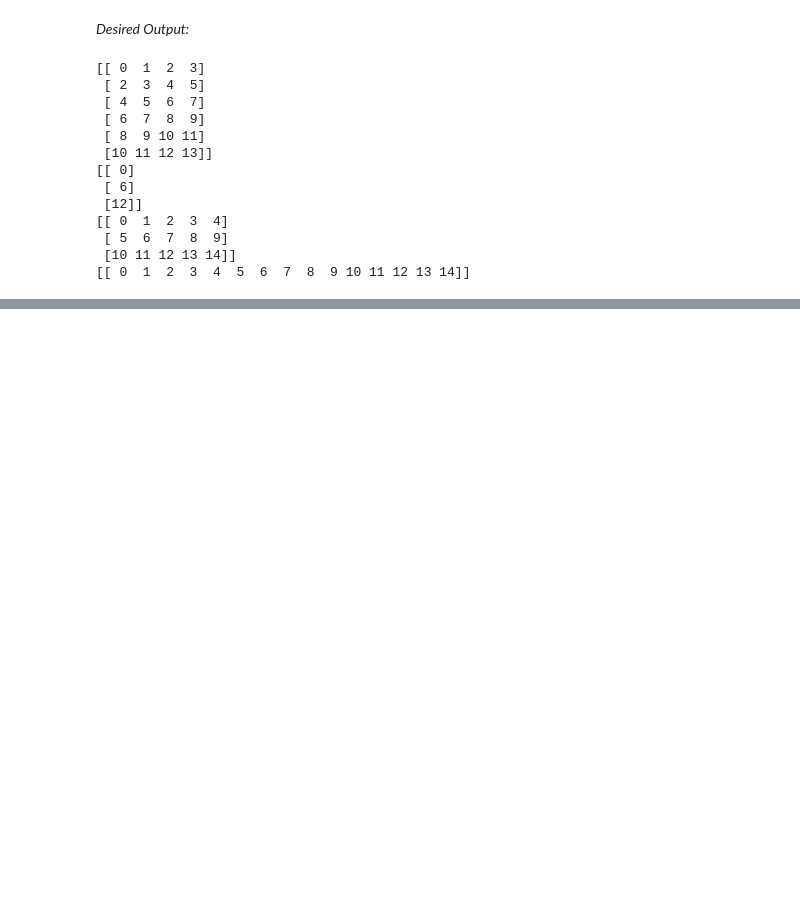
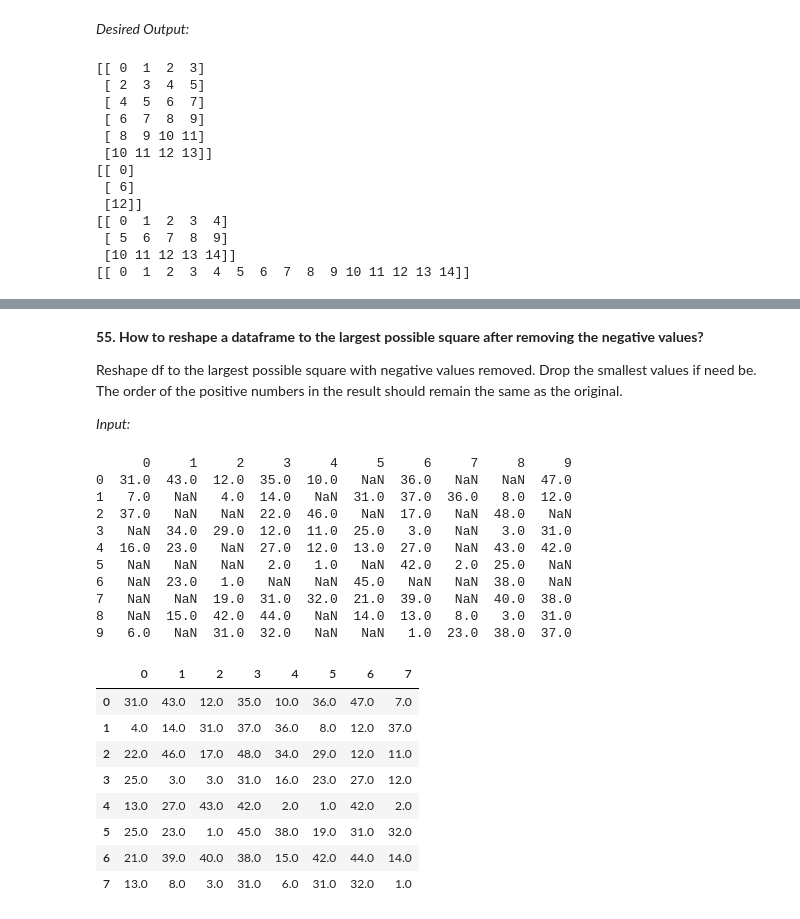
Before and after one commit to Azakkizi/machinelearningplus-exercises, a Jupyter notebook: 101 Pandas Exercises for Data Analysis.ipynb, the cells around one changed output, grey strips where cells are left out. Drawn from its saved outputs; the diff is of its cells as text; code cells hidden in the pictures; blank space fills up the shorter version.

```diff
--- a/101 Pandas Exercises for Data Analysis.ipynb
+++ b/101 Pandas Exercises for Data Analysis.ipynb
@@ -954,0 +1510,53 @@ print(gen_strides(L, stride_len=1, window_len=15))
+# %% [markdown]
+**55. How to reshape a dataframe to the largest possible square after removing the negative values?**
+
+Reshape df to the largest possible square with negative values removed. Drop the smallest values if need be. The order of the positive numbers in the result should remain the same as the original.
+
+*Input:*
+# %%
+df = pd.DataFrame(np.random.randint(-20, 50, 100).reshape(10,-1))
+# %%
+print(df)
+df = df[df > 0]
+arr = df.values.flatten()
+arr_new = arr[~np.isnan(arr)]
+side_length = int(arr_new.shape[0]**.5)
+excess = arr_new.shape[0] - side_length**2
+sorted_arr = np.sort(arr_new)
+result_arr = arr_new[:arr_new.shape[0]-excess]
+df_new = pd.DataFrame(result_arr.reshape(side_length,-1))
+df_new
+
+# SOLUTION OF machinelearningplus.com
+# Step 1: remove negative values from arr
+arr = df[df > 0].values.flatten()
+arr_qualified = arr[~np.isnan(arr)]
+
+# Step 2: find side-length of largest possible square
+n = int(np.floor(arr_qualified.shape[0]**.5))
+
+# Step 3: Take top n^2 items without changing positions
+top_indexes = np.argsort(arr_qualified)[::-1]
+output = np.take(arr_qualified, sorted(top_indexes[:n**2])).reshape(n, -1)
+print(output)
+# %% [output]
+      0     1     2     3     4     5     6     7     8     9
+0  31.0  43.0  12.0  35.0  10.0   NaN  36.0   NaN   NaN  47.0
+1   7.0   NaN   4.0  14.0   NaN  31.0  37.0  36.0   8.0  12.0
+2  37.0   NaN   NaN  22.0  46.0   NaN  17.0   NaN  48.0   NaN
+3   NaN  34.0  29.0  12.0  11.0  25.0   3.0   NaN   3.0  31.0
+4  16.0  23.0   NaN  27.0  12.0  13.0  27.0   NaN  43.0  42.0
+5   NaN   NaN   NaN   2.0   1.0   NaN  42.0   2.0  25.0   NaN
+6   NaN  23.0   1.0   NaN   NaN  45.0   NaN   NaN  38.0   NaN
+7   NaN   NaN  19.0  31.0  32.0  21.0  39.0   NaN  40.0  38.0
+8   NaN  15.0  42.0  44.0   NaN  14.0  13.0   8.0   3.0  31.0
+9   6.0   NaN  31.0  32.0   NaN   NaN   1.0  23.0  38.0  37.0
+|  | 0 | 1 | 2 | 3 | 4 | 5 | 6 | 7 |
+| 0 | 31.0 | 43.0 | 12.0 | 35.0 | 10.0 | 36.0 | 47.0 | 7.0 |
+| 1 | 4.0 | 14.0 | 31.0 | 37.0 | 36.0 | 8.0 | 12.0 | 37.0 |
+| 2 | 22.0 | 46.0 | 17.0 | 48.0 | 34.0 | 29.0 | 12.0 | 11.0 |
+| 3 | 25.0 | 3.0 | 3.0 | 31.0 | 16.0 | 23.0 | 27.0 | 12.0 |
+| 4 | 13.0 | 27.0 | 43.0 | 42.0 | 2.0 | 1.0 | 42.0 | 2.0 |
+| 5 | 25.0 | 23.0 | 1.0 | 45.0 | 38.0 | 19.0 | 31.0 | 32.0 |
+| 6 | 21.0 | 39.0 | 40.0 | 38.0 | 15.0 | 42.0 | 44.0 | 14.0 |
+| 7 | 13.0 | 8.0 | 3.0 | 31.0 | 6.0 | 31.0 | 32.0 | 1.0 |
```
Also changed, not shown: parts of 64 cells of this notebook.
